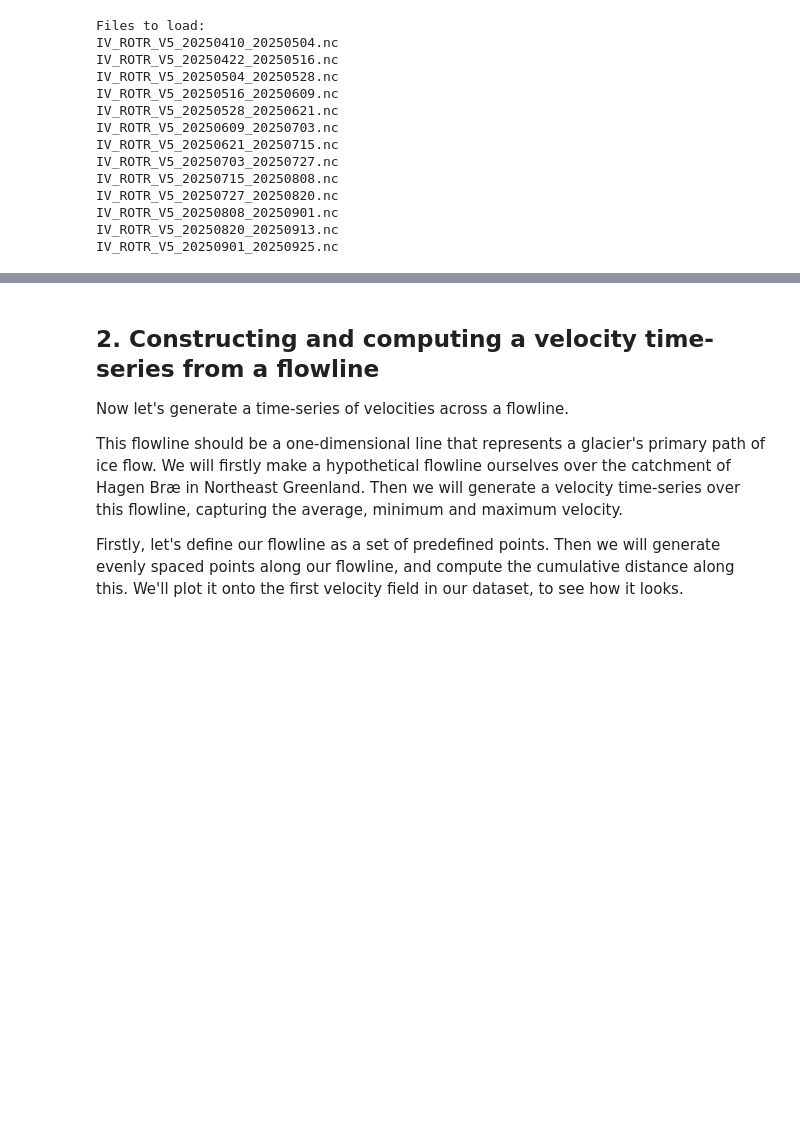
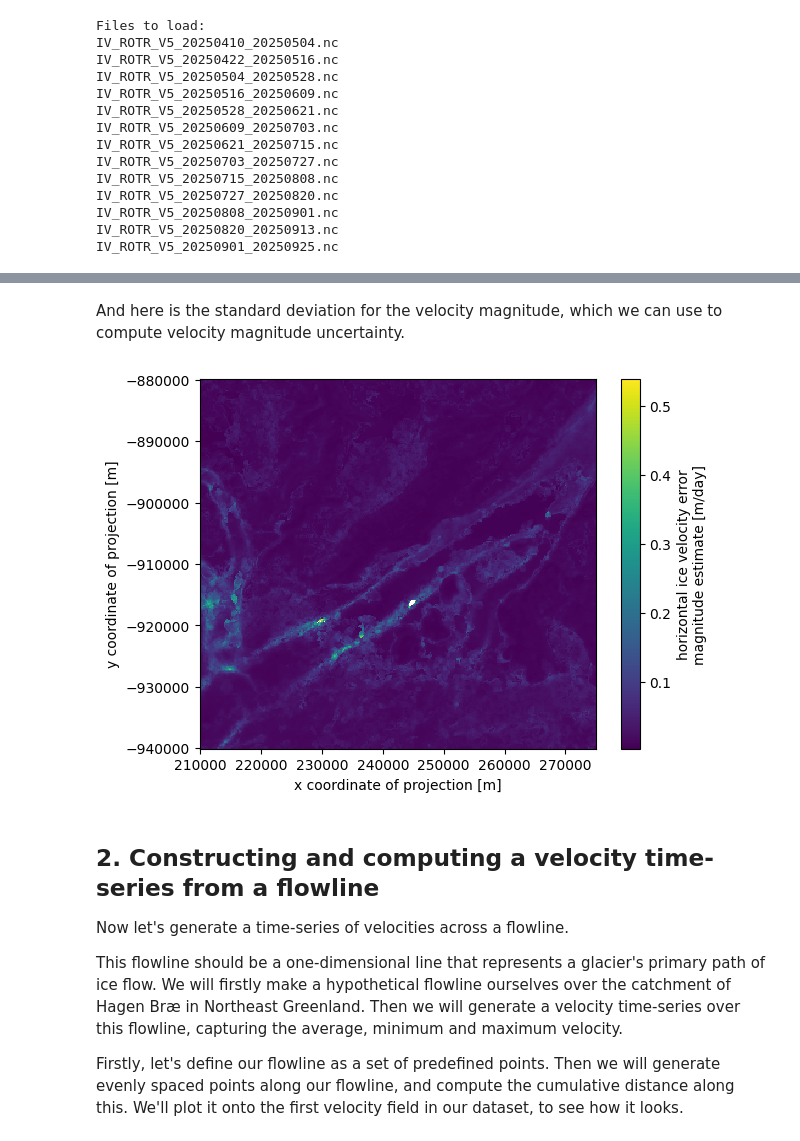
Before and after one commit to GEUS-Glaciology-and-Climate/Sentinel-1_Greenland_Ice_Velocity, a Jupyter notebook: tutorials/promice_iv_hagen_brae_tutorial.ipynb, the cells around one changed output, grey strips where cells are left out. Saved outputs shown, nothing was run; the diff lists cells and outputs as text; code cells hidden in the pictures; blank space fills up the shorter version.

```diff
--- a/tutorials/promice_iv_hagen_brae_tutorial.ipynb
+++ b/tutorials/promice_iv_hagen_brae_tutorial.ipynb
@@ -151,3 +171,15 @@ Note:Caching=1
+# %% [markdown]
+And here is the standard deviation for the velocity magnitude, which we can use to compute velocity magnitude uncertainty.
+# %%
+# Compute average horizontal velocity magnitude standard deviation
+region_std_average = ds_combined["land_ice_surface_velocity_magnitude_std"].mean(dim="time")
+
+# Plot average horizontal velocity magnitude SD
+plt.figure()
+region_std_average.plot()
+plt.show()
+# %% [output]
+[figure, added]
 # %% [markdown]
 ## 2. Constructing and computing a velocity time-series from a flowline
 
```
Also changed, not shown: parts of 10 cells of this notebook, 3 other files.
